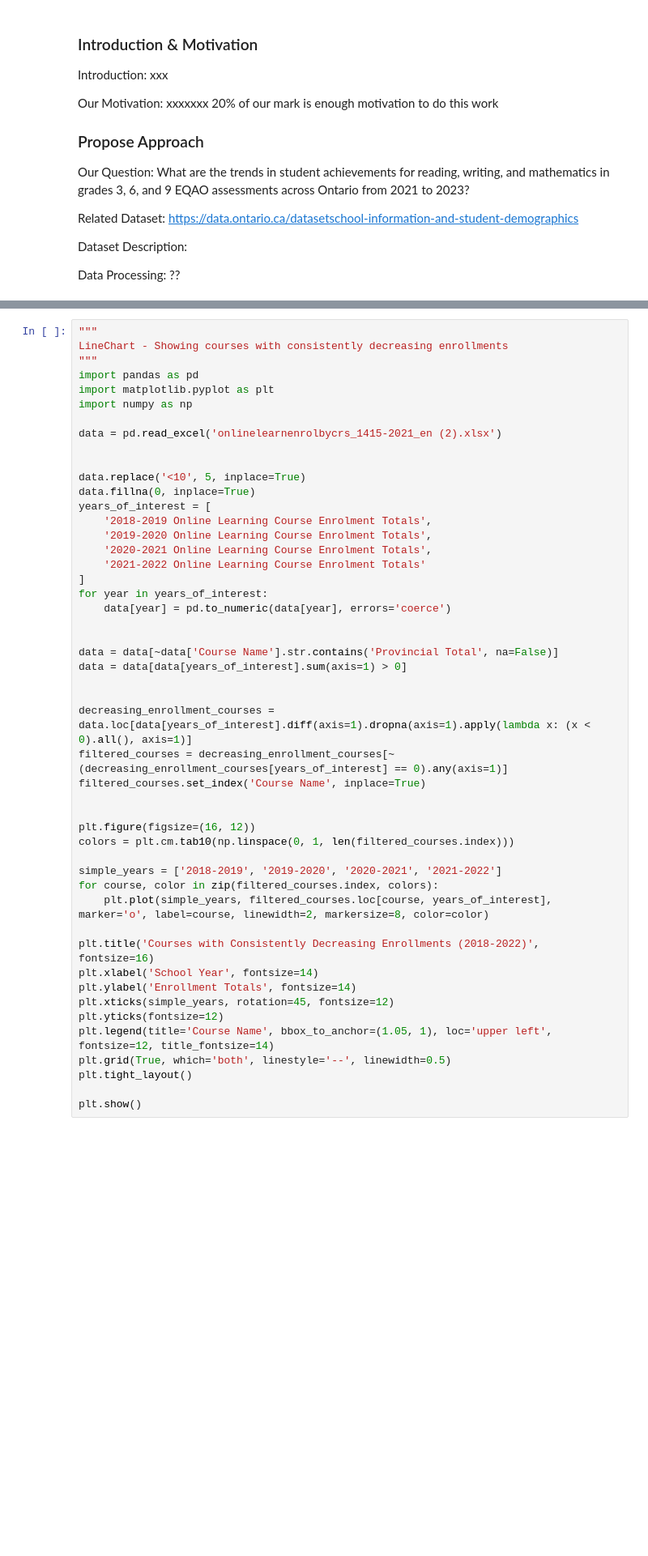
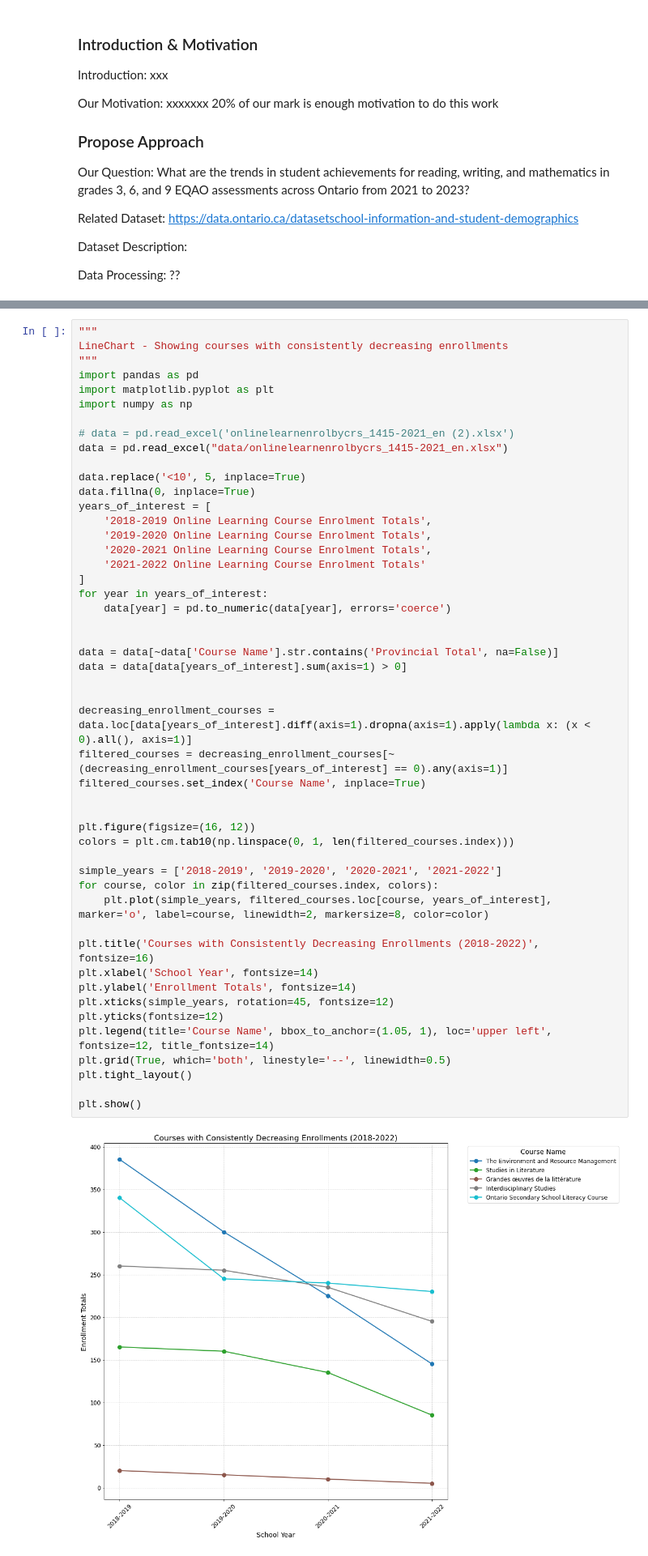
Before and after one commit to light-c0d3/cp321_proj, a Jupyter notebook: proj.ipynb, the cells around one changed output, grey strips where cells are left out. Shown at 81% size. Drawn from its saved outputs; the diff is of its cells as text; blank space fills up the shorter version.

```diff
--- a/proj.ipynb
+++ b/proj.ipynb
@@ -173,8 +149,8 @@ import pandas as pd
 import matplotlib.pyplot as plt
 import numpy as np
 
-data = pd.read_excel('onlinelearnenrolbycrs_1415-2021_en (2).xlsx')
-
+# data = pd.read_excel('onlinelearnenrolbycrs_1415-2021_en (2).xlsx')
+data = pd.read_excel("data/onlinelearnenrolbycrs_1415-2021_en.xlsx")
 
 data.replace('<10', 5, inplace=True)
 data.fillna(0, inplace=True)
@@ -187,33 +163,35 @@ years_of_interest = [
 for year in years_of_interest:
     data[year] = pd.to_numeric(data[year], errors='coerce')
 
 
 data = data[~data['Course Name'].str.contains('Provincial Total', na=False)]
 data = data[data[years_of_interest].sum(axis=1) > 0]
 
 
 decreasing_enrollment_courses = data.loc[data[years_of_interest].diff(axis=1).dropna(axis=1).apply(lambda x: (x < 0).all(), axis=1)]
 filtered_courses = decreasing_enrollment_courses[~(decreasing_enrollment_courses[years_of_interest] == 0).any(axis=1)]
 filtered_courses.set_index('Course Name', inplace=True)
 
 
 plt.figure(figsize=(16, 12))
 colors = plt.cm.tab10(np.linspace(0, 1, len(filtered_courses.index)))
 
 simple_years = ['2018-2019', '2019-2020', '2020-2021', '2021-2022']
 for course, color in zip(filtered_courses.index, colors):
     plt.plot(simple_years, filtered_courses.loc[course, years_of_interest], marker='o', label=course, linewidth=2, markersize=8, color=color)
 
 plt.title('Courses with Consistently Decreasing Enrollments (2018-2022)', fontsize=16)
 plt.xlabel('School Year', fontsize=14)
 plt.ylabel('Enrollment Totals', fontsize=14)
 plt.xticks(simple_years, rotation=45, fontsize=12)
 plt.yticks(fontsize=12)
 plt.legend(title='Course Name', bbox_to_anchor=(1.05, 1), loc='upper left', fontsize=12, title_fontsize=14)
 plt.grid(True, which='both', linestyle='--', linewidth=0.5)
 plt.tight_layout()
 
 plt.show()
+# %% [output]
+[figure, added]
 # %%
 """
 StackedBarChart - Showing broader categories of courses to see students' interests. (Courses that are not mandatory for everyone to take)
```
Also changed, not shown: parts of 4 cells of this notebook.
